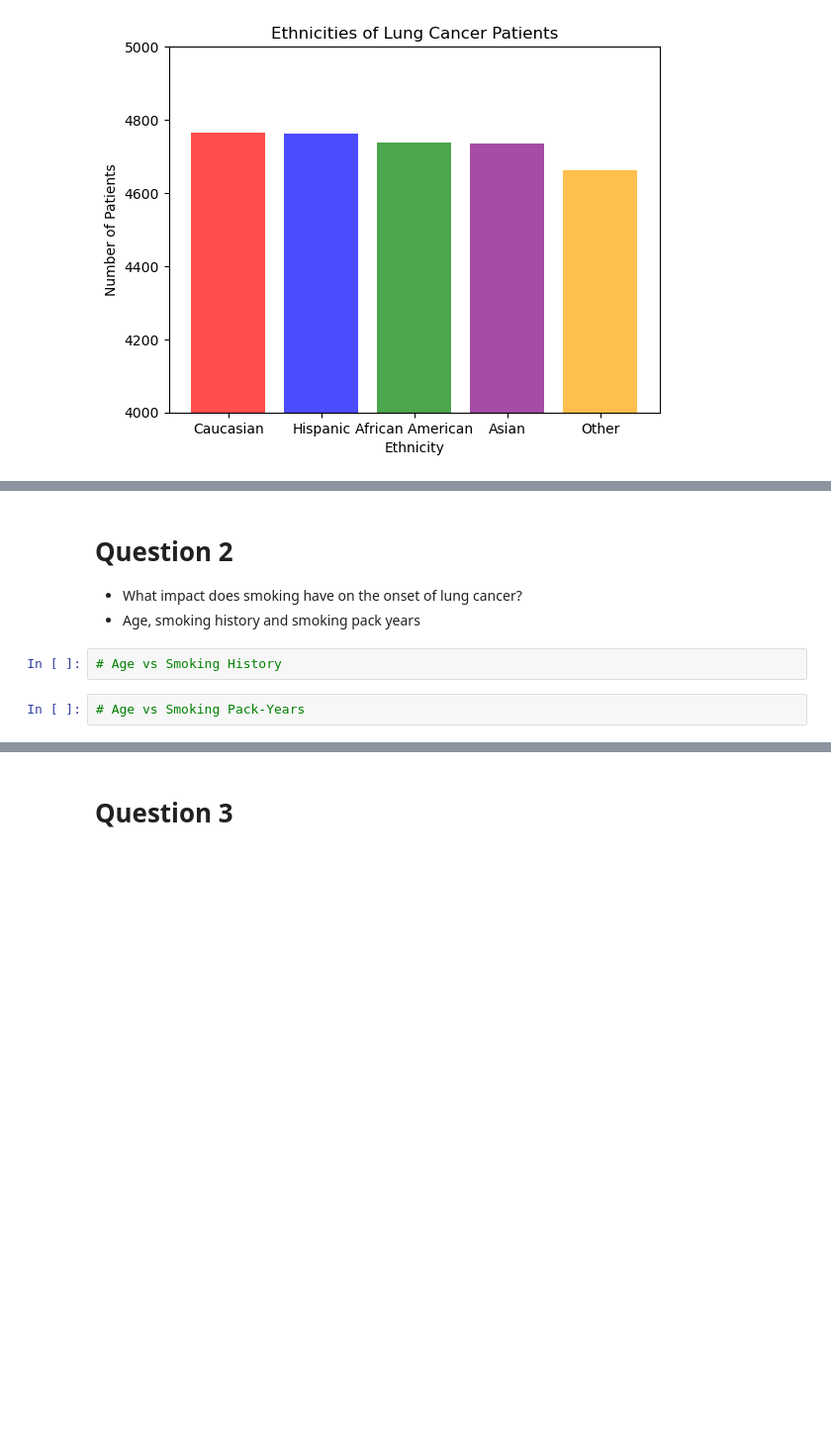
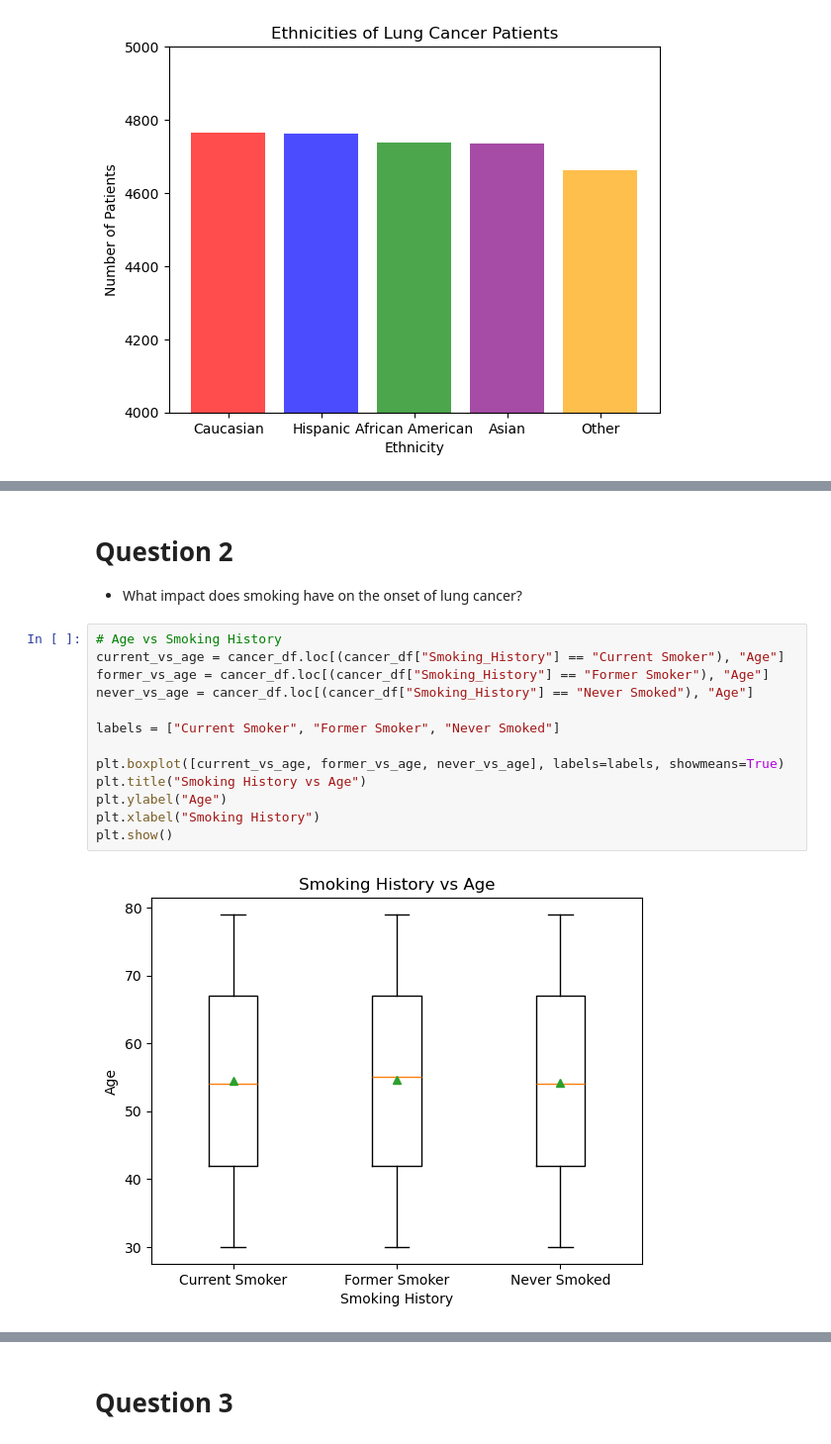
Before and after one commit to nbscarth/project-1-python, a Jupyter notebook: Project_1/lung_cancer_analysis.ipynb, the cells around one changed output, grey strips where cells are left out. Shown at 99% size. Saved outputs shown, nothing was run; the diff lists cells and outputs as text; blank space fills up the shorter version.

Commit message:
Analysis and plots for Q1 and Q2

```diff
--- a/Project_1/lung_cancer_analysis.ipynb
+++ b/Project_1/lung_cancer_analysis.ipynb
@@ -124,8 +141,18 @@ plt.show()
 # %% [markdown]
 # Question 2
 - What impact does smoking have on the onset of lung cancer?
-- Age, smoking history and smoking pack years
-# %%
-# Age vs Smoking History
-# %%
-# Age vs Smoking Pack-Years
+# %%
+# Age vs Smoking History
+current_vs_age = cancer_df.loc[(cancer_df["Smoking_History"] == "Current Smoker"), "Age"]
+former_vs_age = cancer_df.loc[(cancer_df["Smoking_History"] == "Former Smoker"), "Age"]
+never_vs_age = cancer_df.loc[(cancer_df["Smoking_History"] == "Never Smoked"), "Age"]
+
+labels = ["Current Smoker", "Former Smoker", "Never Smoked"]
+
+plt.boxplot([current_vs_age, former_vs_age, never_vs_age], labels=labels, showmeans=True)
+plt.title("Smoking History vs Age")
+plt.ylabel("Age")
+plt.xlabel("Smoking History")
+plt.show()
+# %% [output]
+[figure, added]
```
Also changed, not shown: parts of 8 cells of this notebook.
